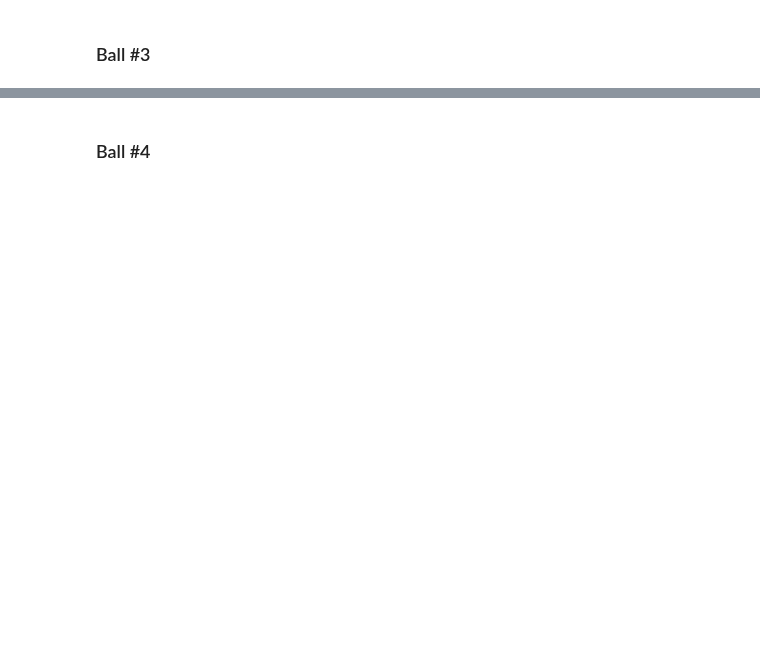
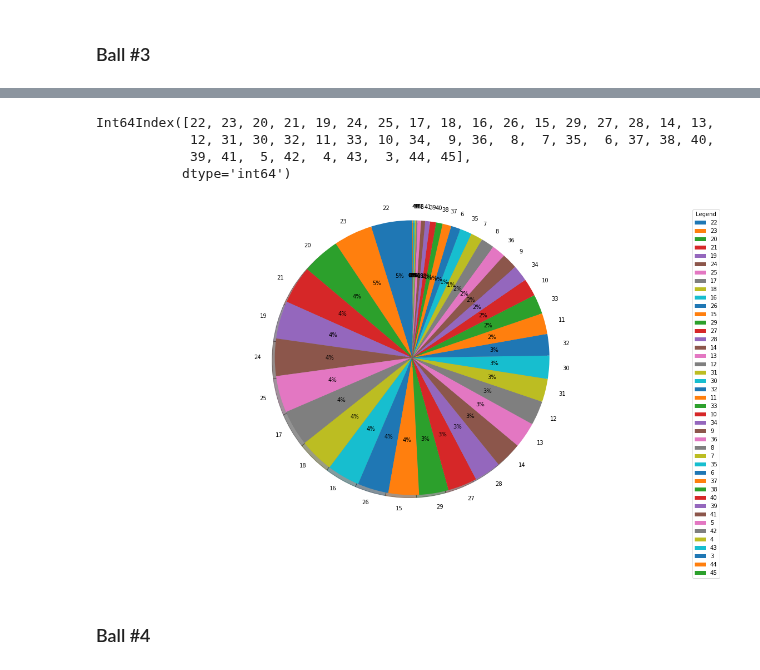
Before and after one commit to JesseScott/Lotto649, a Jupyter notebook: lotto.ipynb, the cells around one changed output, grey strips where cells are left out. Drawn from its saved outputs; the diff is of its cells as text; code cells hidden in the pictures; blank space fills up the shorter version.

```diff
--- a/lotto.ipynb
+++ b/lotto.ipynb
@@ -217,3 +255,22 @@ b3vc.plot(kind='bar')
+# %%
+b3vc_vals = b3vc.index
+b3vc_vals
+# %% [output]
+Int64Index([22, 23, 20, 21, 19, 24, 25, 17, 18, 16, 26, 15, 29, 27, 28, 14, 13,
+            12, 31, 30, 32, 11, 33, 10, 34,  9, 36,  8,  7, 35,  6, 37, 38, 40,
+            39, 41,  5, 42,  4, 43,  3, 44, 45],
+           dtype='int64')
+# %%
+fig1, ax1 = plt.subplots()
+
+explode = (0.05, 0)
+
+ax1.pie(b3vc, autopct='%1.0f%%', labels=b3vc_vals, shadow=True, startangle=90)
+ax1.axis('equal')
+plt.legend(title="Legend")
+plt.show()
+# %% [output]
+[figure, added]
 # %% [markdown]
 ### Ball #4
 # %%
```
Also changed, not shown: parts of 33 cells of this notebook, 2 other files.
